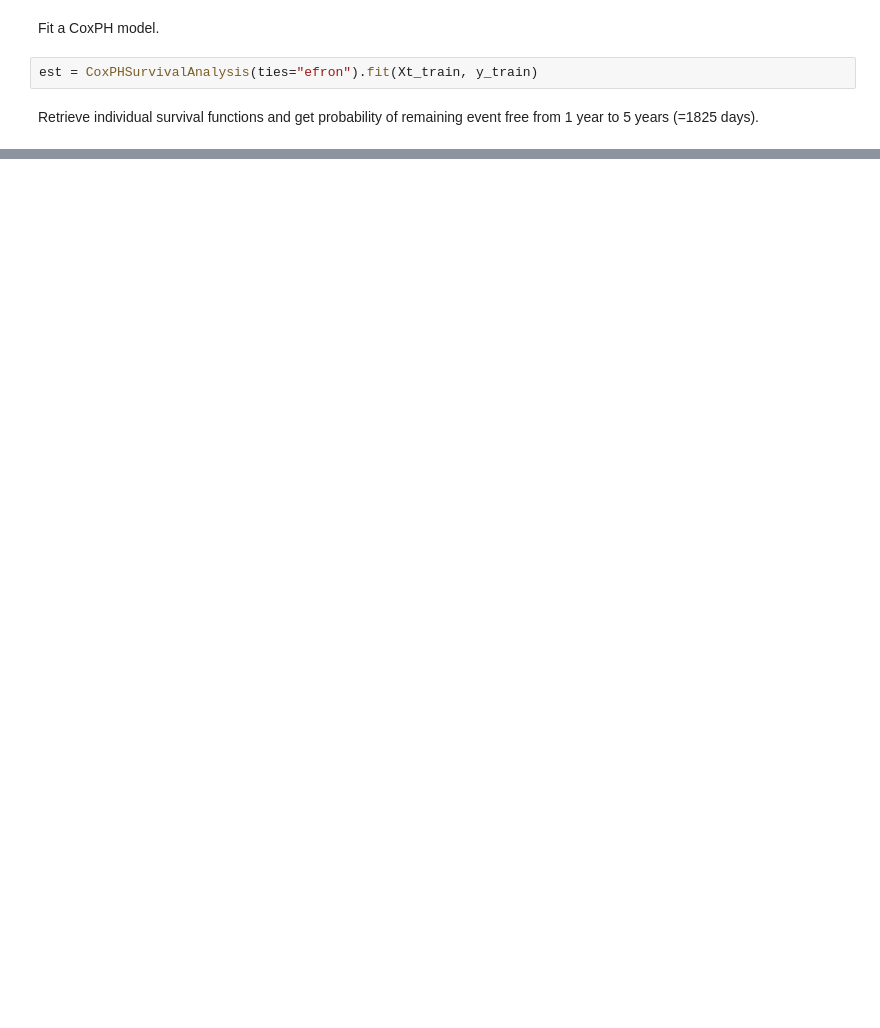
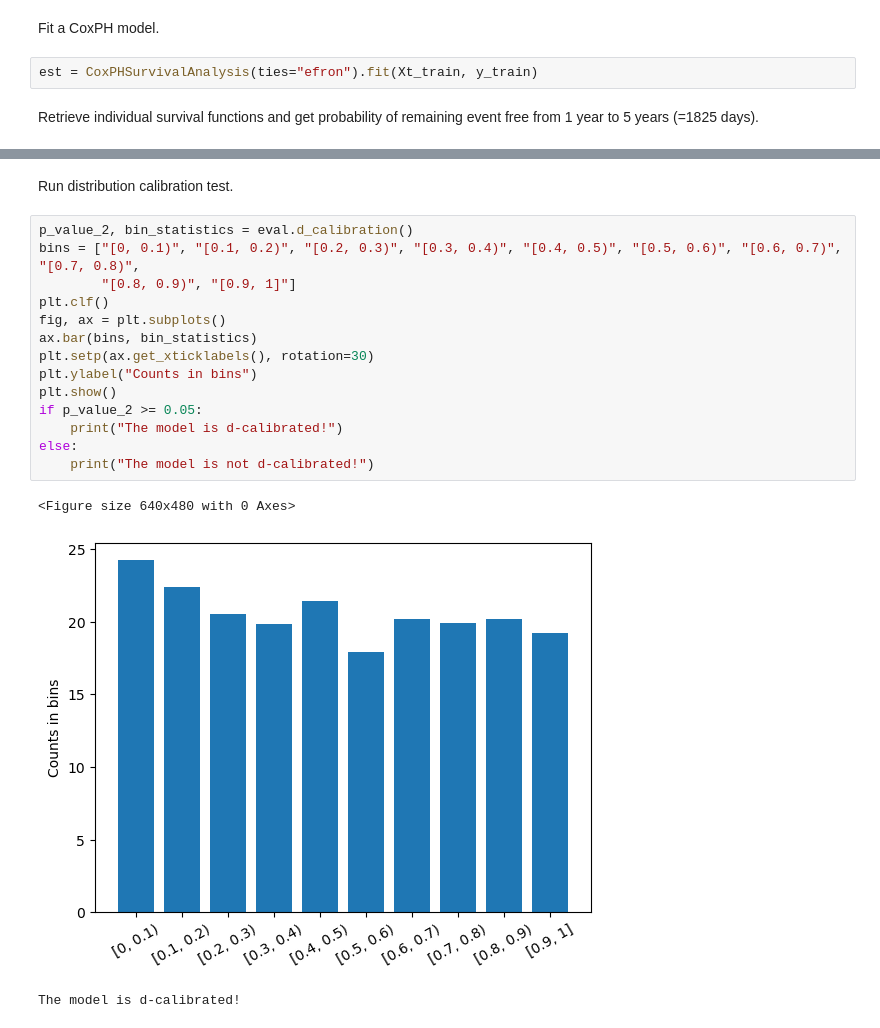
Before and after one commit to shi-ang/SurvivalEVAL, a Jupyter notebook: Examples/Scikit-survival_Example.ipynb, the cells around one changed output, grey strips where cells are left out. Saved outputs shown, nothing was run; the diff lists cells and outputs as text; blank space fills up the shorter version.

```diff
--- a/Examples/Scikit-survival_Example.ipynb
+++ b/Examples/Scikit-survival_Example.ipynb
@@ -45,0 +95,20 @@ print(score)
+# %% [markdown]
+Run distribution calibration test.
+# %%
+p_value_2, bin_statistics = eval.d_calibration()
+bins = ["[0, 0.1)", "[0.1, 0.2)", "[0.2, 0.3)", "[0.3, 0.4)", "[0.4, 0.5)", "[0.5, 0.6)", "[0.6, 0.7)", "[0.7, 0.8)",
+        "[0.8, 0.9)", "[0.9, 1]"]
+plt.clf()
+fig, ax = plt.subplots()
+ax.bar(bins, bin_statistics)
+plt.setp(ax.get_xticklabels(), rotation=30)
+plt.ylabel("Counts in bins")
+plt.show()
+if p_value_2 >= 0.05:
+    print("The model is d-calibrated!")
+else:
+    print("The model is not d-calibrated!")
+# %% [output]
+<Figure size 640x480 with 0 Axes>
+[figure, added]
+The model is d-calibrated!
```
Also changed, not shown: parts of 20 cells of this notebook, 6 other files.
